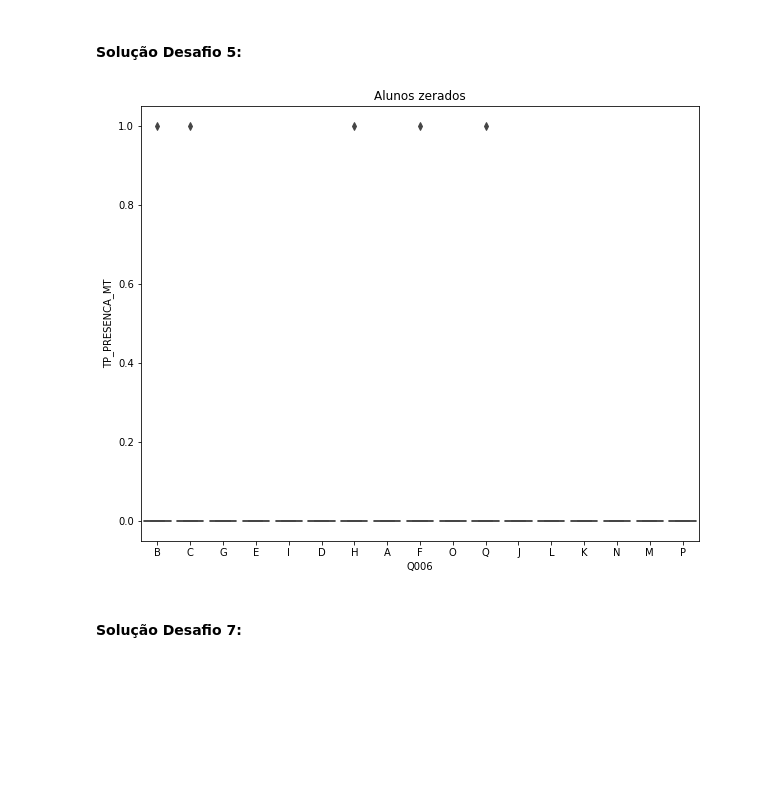
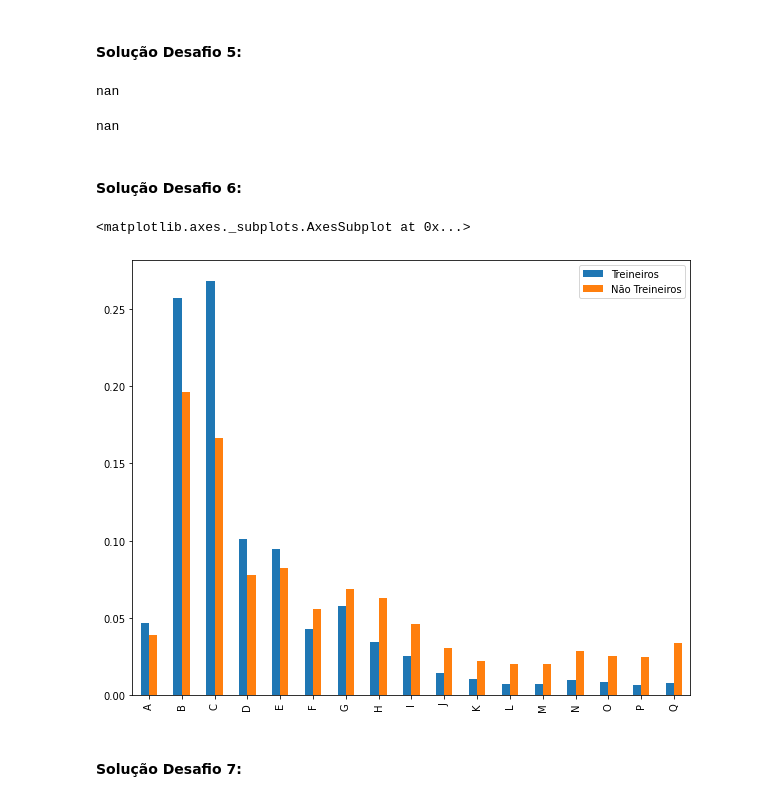
Before and after one commit to VictoralcNunes/AluraImers-oDados, a Jupyter notebook: Aula02.ipynb, the cells around one changed output. Drawn from its saved outputs; the diff is of its cells as text; code cells hidden in the pictures; blank space fills up the shorter version.

Commit message:
Soluções dos desafios revisadas

```diff
--- a/Aula02.ipynb
+++ b/Aula02.ipynb
@@ -468,11 +483,28 @@ alunos_zerados_multi_provas
 # %% [markdown]
 #### Solução Desafio 5:
-# %%
-alunos_zerados = dados.query("NU_NOTA_TOTAL == 0")
-sns_box_plot("Q006", "TP_PRESENCA_MT", alunos_zerados, "Alunos zerados" )
-# sns.displot(alunos_zerados,hue="")
-# %% [output]
-[figure, removed]
+# %%
+#ausente na prova de CN
+dados.query('TP_PRESENCA_CN == 0')['NU_NOTA_CN'].iloc[0]
+# %% [output]
+nan
+# %%
+#eliminado na prova de CN
+dados.query('TP_PRESENCA_CN == 2')['NU_NOTA_CN'].iloc[0]
+# %% [output]
+nan
+# %% [markdown]
+#### Solução Desafio 6:
+# %%
+dados_nao_treineiros = dados.query('IN_TREINEIRO == 0')['Q006'].value_counts(normalize=True)
+dados_sim_treineiros = dados.query('IN_TREINEIRO == 1')['Q006'].value_counts(normalize=True)
+
+df = pd.DataFrame({'Treineiros': dados_nao_treineiros,
+                   'Não Treineiros': dados_sim_treineiros})
+
+df.plot.bar(figsize=(10,8))
+# %% [output]
+<matplotlib.axes._subplots.AxesSubplot at 0x...>
+[figure, added]
 # %% [markdown]
 #### Solução Desafio 7:
 # %%
```
Also changed, not shown: parts of 8 cells of this notebook.
